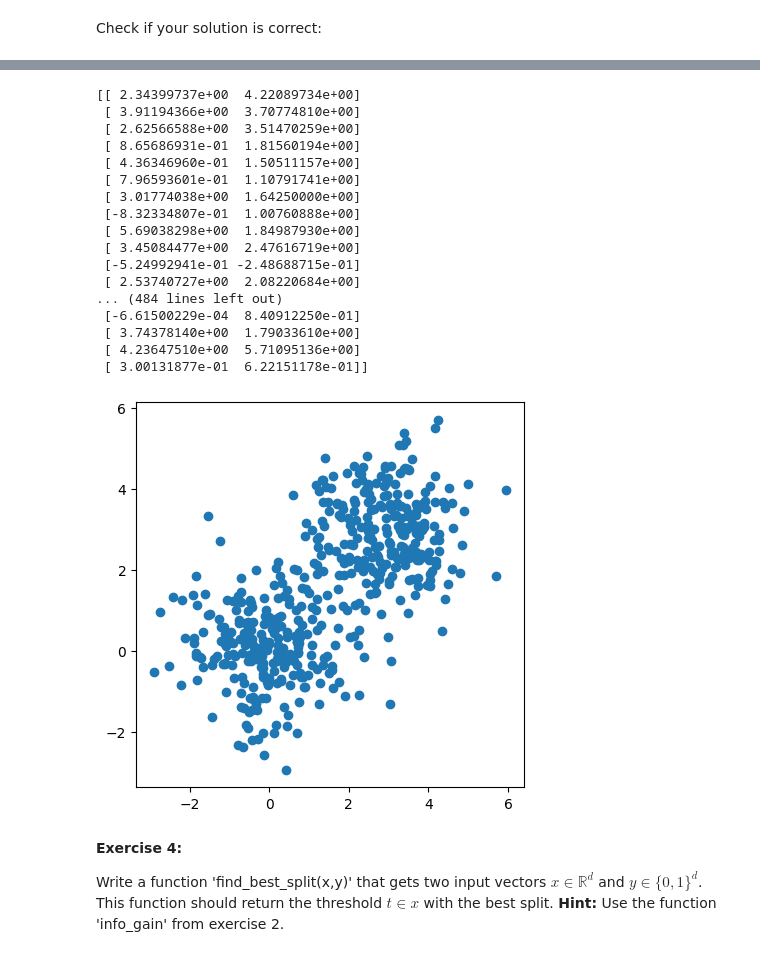
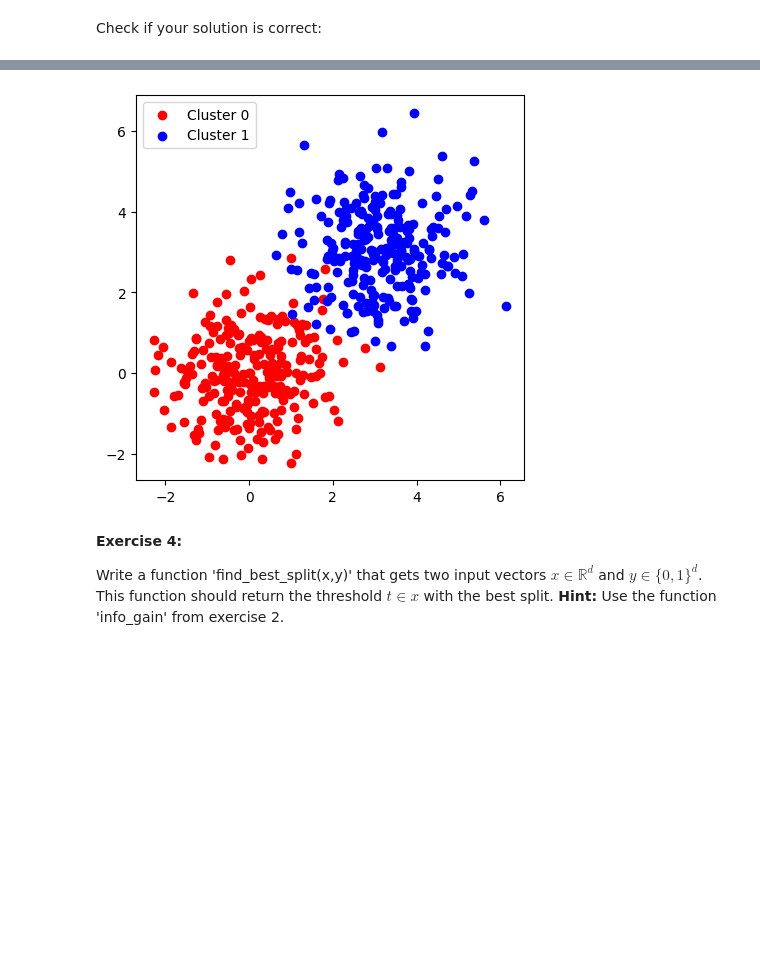
Before and after one commit to mohiuddinshahrukh/ML_LAB_3, a Jupyter notebook: Lab04_DecisionTrees.ipynb, the cells around one changed output, grey strips where cells are left out. Cells and saved outputs as stored; diff of their text form; code cells hidden in the pictures; blank space fills up the shorter version.

```diff
--- a/Lab04_DecisionTrees.ipynb
+++ b/Lab04_DecisionTrees.ipynb
@@ -129,30 +117,19 @@ Testing successful.
 # %%
 from sklearn.datasets import make_blobs
 ### WRITE YOUR CODE HERE ###
 X, label = make_blobs(n_samples=500, n_features=2 ,centers=[(0,0),(3,3)]) # You need to modify this line
 plt.figure(figsize=(5,5))
 
-plt.scatter(X[:,0], X[:,1])
-plt.grid
+plt.scatter(X[label == 0][:, 0], X[label == 0][:, 1], color="red", label="Cluster 0")
+plt.scatter(X[label == 1][:, 0], X[label == 1][:, 1], color="blue", label="Cluster 1")
+
+
+
+plt.legend()
+# plt.grid(True)
+plt.show()
 # %% [output]
-[[ 2.34399737e+00  4.22089734e+00]
- [ 3.91194366e+00  3.70774810e+00]
- [ 2.62566588e+00  3.51470259e+00]
- [ 8.65686931e-01  1.81560194e+00]
- [ 4.36346960e-01  1.50511157e+00]
- [ 7.96593601e-01  1.10791741e+00]
- [ 3.01774038e+00  1.64250000e+00]
- [-8.32334807e-01  1.00760888e+00]
- [ 5.69038298e+00  1.84987930e+00]
- [ 3.45084477e+00  2.47616719e+00]
- [-5.24992941e-01 -2.48688715e-01]
- [ 2.53740727e+00  2.08220684e+00]
-... (484 lines left out)
- [-6.61500229e-04  8.40912250e-01]
- [ 3.74378140e+00  1.79033610e+00]
- [ 4.23647510e+00  5.71095136e+00]
- [ 3.00131877e-01  6.22151178e-01]]
-[figure, old version]
+[figure, new version]
 # %% [markdown]
 <b>Exercise 4:</b>
 
```
Also changed, not shown: parts of 12 cells of this notebook.
